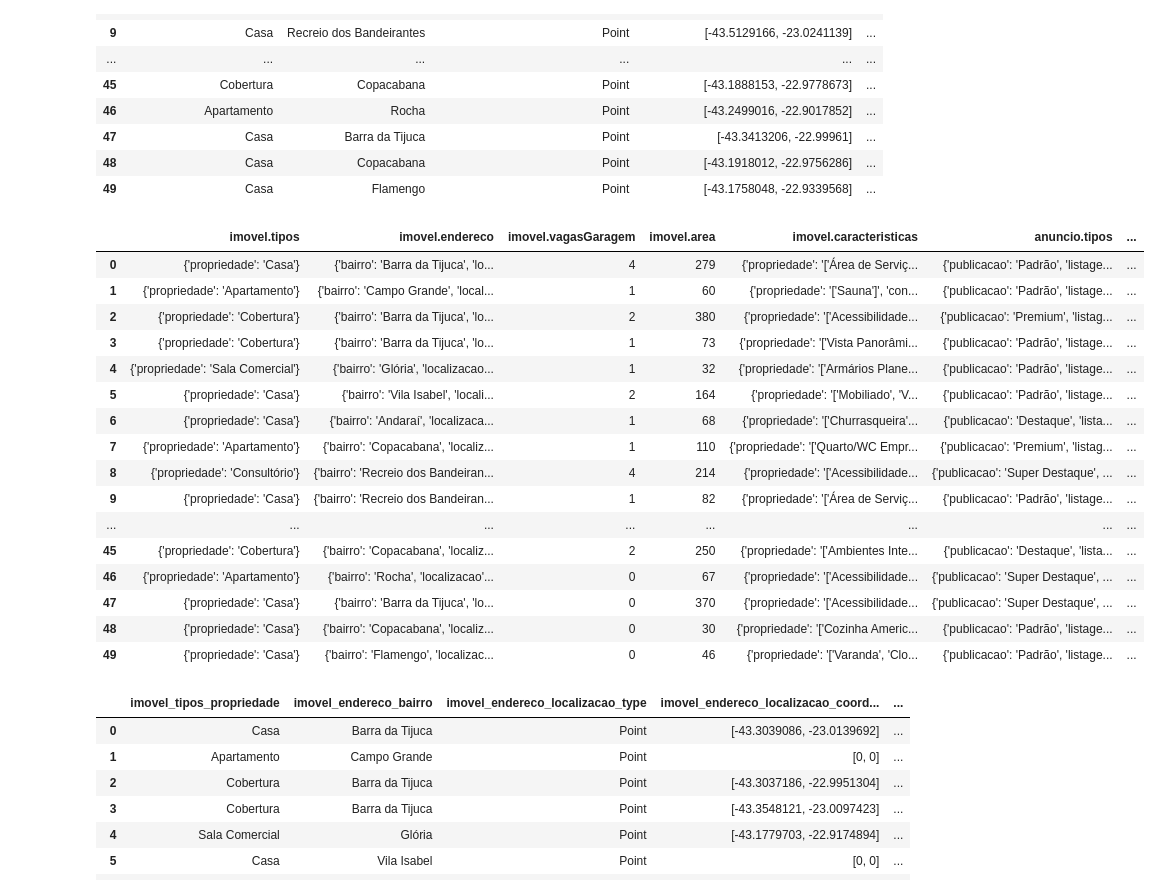
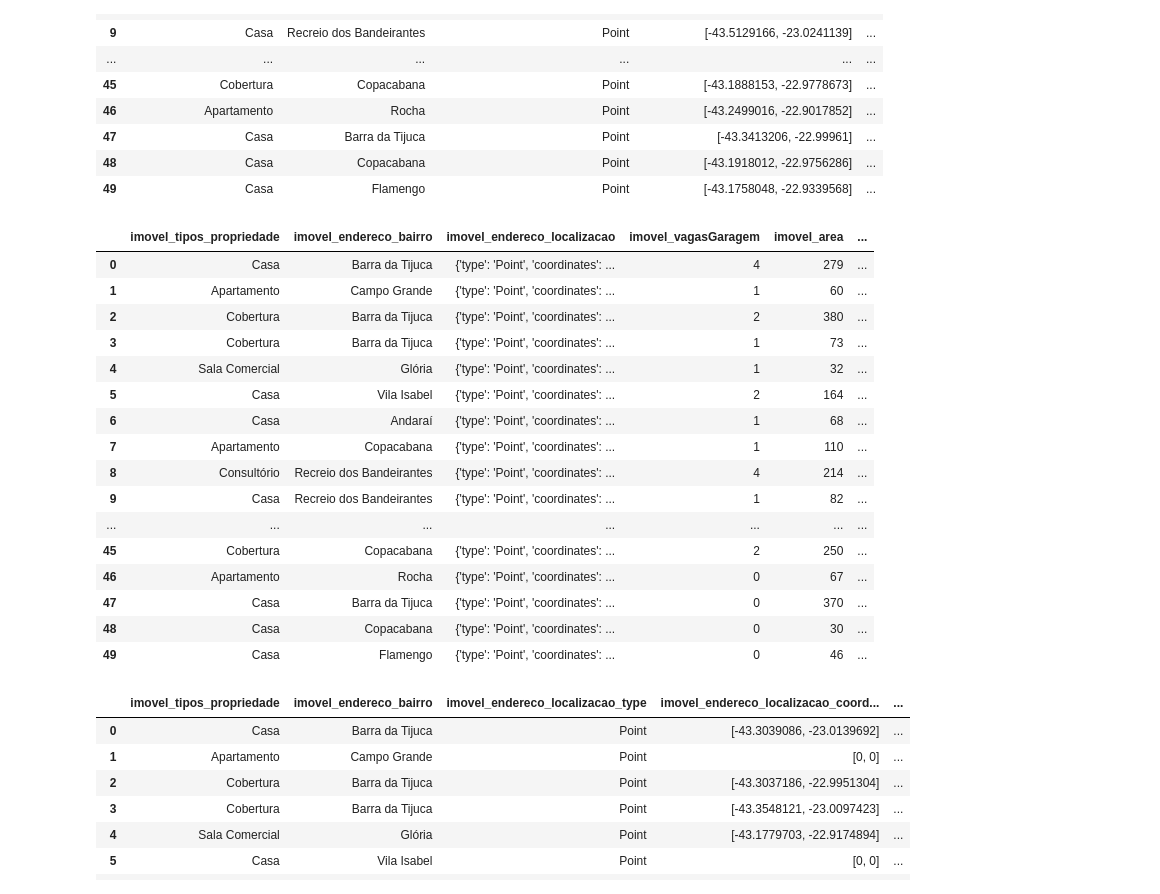
Before and after one commit to Marlon-Santiago/Pandas_TCA, a Jupyter notebook: Projeto.ipynb, the cells around one changed output. Drawn from its saved outputs; the diff is of its cells as text; code cells hidden in the pictures.

Commit message:
update
utilizando merge, concat, append, tratando dados

```diff
--- a/Projeto.ipynb
+++ b/Projeto.ipynb
@@ -256,24 +256,24 @@ dados_normal_listings
 | 48 | Casa | Copacabana | Point | [-43.1918012, -22.9756286] | ... |
 | 49 | Casa | Flamengo | Point | [-43.1758048, -22.9339568] | ... |
 # %%
-dados_normal_listings2 = pd.json_normalize(data = dados_normal['listings'].iloc[0], max_level = 1)
+dados_normal_listings2 = pd.json_normalize(data = dados_normal['listings'].iloc[0], sep='_', max_level=2)
 dados_normal_listings2
 # %% [output]
-|  | imovel.tipos | imovel.endereco | imovel.vagasGaragem | imovel.area | imovel.caracteristicas | anuncio.tipos | ... |
-| 0 | {'propriedade': 'Casa'} | {'bairro': 'Barra da Tijuca', 'lo... | 4 | 279 | {'propriedade': '['Área de Serviç... | {'publicacao': 'Padrão', 'listage... | ... |
-| 1 | {'propriedade': 'Apartamento'} | {'bairro': 'Campo Grande', 'local... | 1 | 60 | {'propriedade': '['Sauna']', 'con... | {'publicacao': 'Padrão', 'listage... | ... |
-| 2 | {'propriedade': 'Cobertura'} | {'bairro': 'Barra da Tijuca', 'lo... | 2 | 380 | {'propriedade': '['Acessibilidade... | {'publicacao': 'Premium', 'listag... | ... |
-| 3 | {'propriedade': 'Cobertura'} | {'bairro': 'Barra da Tijuca', 'lo... | 1 | 73 | {'propriedade': '['Vista Panorâmi... | {'publicacao': 'Padrão', 'listage... | ... |
-| 4 | {'propriedade': 'Sala Comercial'} | {'bairro': 'Glória', 'localizacao... | 1 | 32 | {'propriedade': '['Armários Plane... | {'publicacao': 'Padrão', 'listage... | ... |
-| 5 | {'propriedade': 'Casa'} | {'bairro': 'Vila Isabel', 'locali... | 2 | 164 | {'propriedade': '['Mobiliado', 'V... | {'publicacao': 'Padrão', 'listage... | ... |
-| 6 | {'propriedade': 'Casa'} | {'bairro': 'Andaraí', 'localizaca... | 1 | 68 | {'propriedade': '['Churrasqueira'... | {'publicacao': 'Destaque', 'lista... | ... |
-| 7 | {'propriedade': 'Apartamento'} | {'bairro': 'Copacabana', 'localiz... | 1 | 110 | {'propriedade': '['Quarto/WC Empr... | {'publicacao': 'Premium', 'listag... | ... |
-| 8 | {'propriedade': 'Consultório'} | {'bairro': 'Recreio dos Bandeiran... | 4 | 214 | {'propriedade': '['Acessibilidade... | {'publicacao': 'Super Destaque', ... | ... |
-| 9 | {'propriedade': 'Casa'} | {'bairro': 'Recreio dos Bandeiran... | 1 | 82 | {'propriedade': '['Área de Serviç... | {'publicacao': 'Padrão', 'listage... | ... |
-| ... | ... | ... | ... | ... | ... | ... | ... |
-| 45 | {'propriedade': 'Cobertura'} | {'bairro': 'Copacabana', 'localiz... | 2 | 250 | {'propriedade': '['Ambientes Inte... | {'publicacao': 'Destaque', 'lista... | ... |
-| 46 | {'propriedade': 'Apartamento'} | {'bairro': 'Rocha', 'localizacao'... | 0 | 67 | {'propriedade': '['Acessibilidade... | {'publicacao': 'Super Destaque', ... | ... |
-| 47 | {'propriedade': 'Casa'} | {'bairro': 'Barra da Tijuca', 'lo... | 0 | 370 | {'propriedade': '['Acessibilidade... | {'publicacao': 'Super Destaque', ... | ... |
-| 48 | {'propriedade': 'Casa'} | {'bairro': 'Copacabana', 'localiz... | 0 | 30 | {'propriedade': '['Cozinha Americ... | {'publicacao': 'Padrão', 'listage... | ... |
-| 49 | {'propriedade': 'Casa'} | {'bairro': 'Flamengo', 'localizac... | 0 | 46 | {'propriedade': '['Varanda', 'Clo... | {'publicacao': 'Padrão', 'listage... | ... |
+|  | imovel_tipos_propriedade | imovel_endereco_bairro | imovel_endereco_localizacao | imovel_vagasGaragem | imovel_area | ... |
+| 0 | Casa | Barra da Tijuca | {'type': 'Point', 'coordinates': ... | 4 | 279 | ... |
+| 1 | Apartamento | Campo Grande | {'type': 'Point', 'coordinates': ... | 1 | 60 | ... |
+| 2 | Cobertura | Barra da Tijuca | {'type': 'Point', 'coordinates': ... | 2 | 380 | ... |
+| 3 | Cobertura | Barra da Tijuca | {'type': 'Point', 'coordinates': ... | 1 | 73 | ... |
+| 4 | Sala Comercial | Glória | {'type': 'Point', 'coordinates': ... | 1 | 32 | ... |
+| 5 | Casa | Vila Isabel | {'type': 'Point', 'coordinates': ... | 2 | 164 | ... |
+| 6 | Casa | Andaraí | {'type': 'Point', 'coordinates': ... | 1 | 68 | ... |
+| 7 | Apartamento | Copacabana | {'type': 'Point', 'coordinates': ... | 1 | 110 | ... |
+| 8 | Consultório | Recreio dos Bandeirantes | {'type': 'Point', 'coordinates': ... | 4 | 214 | ... |
+| 9 | Casa | Recreio dos Bandeirantes | {'type': 'Point', 'coordinates': ... | 1 | 82 | ... |
+| ... | ... | ... | ... | ... | ... | ... |
+| 45 | Cobertura | Copacabana | {'type': 'Point', 'coordinates': ... | 2 | 250 | ... |
+| 46 | Apartamento | Rocha | {'type': 'Point', 'coordinates': ... | 0 | 67 | ... |
+| 47 | Casa | Barra da Tijuca | {'type': 'Point', 'coordinates': ... | 0 | 370 | ... |
+| 48 | Casa | Copacabana | {'type': 'Point', 'coordinates': ... | 0 | 30 | ... |
+| 49 | Casa | Flamengo | {'type': 'Point', 'coordinates': ... | 0 | 46 | ... |
 # %%
```
Also changed, not shown: parts of 36 cells of this notebook.
